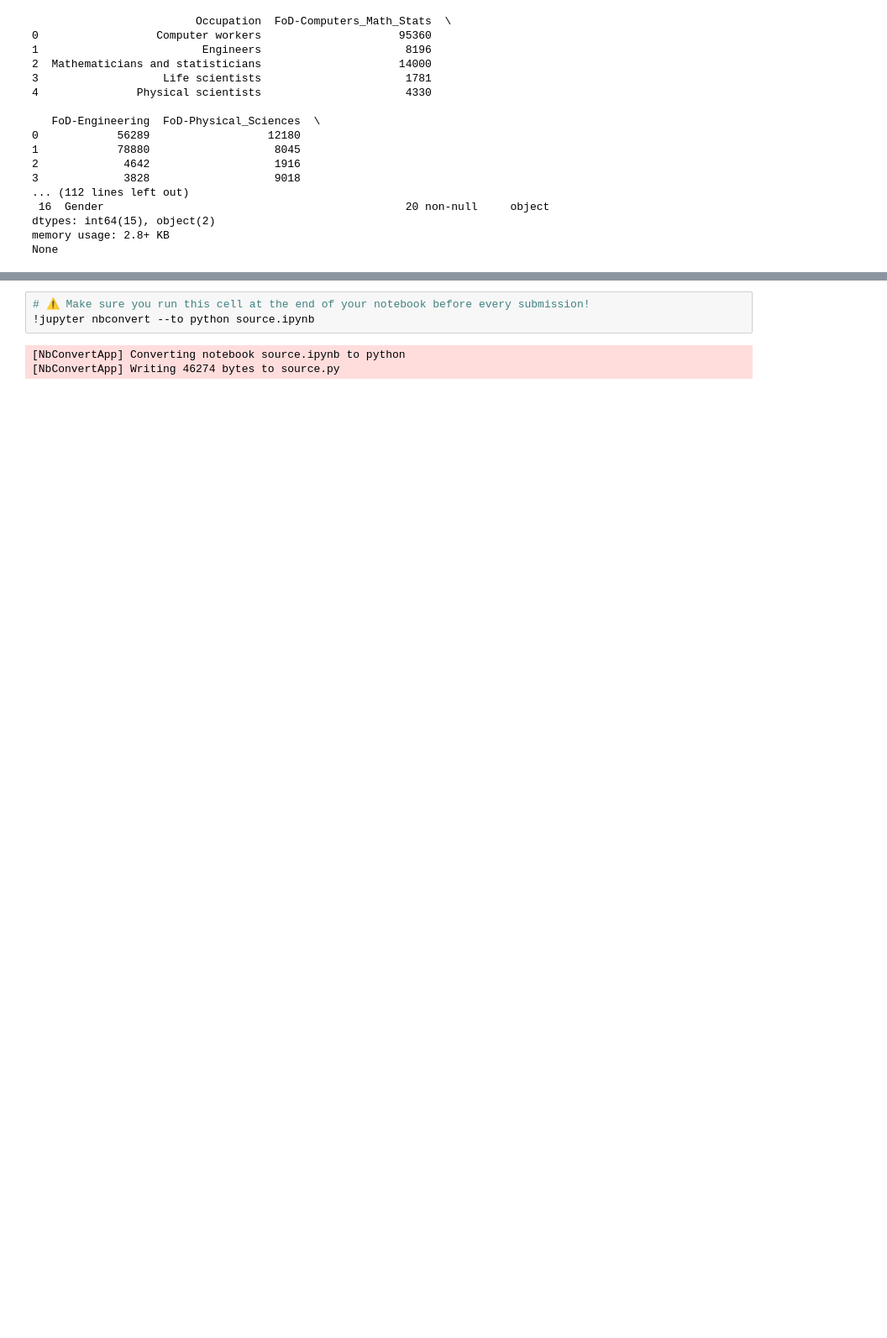
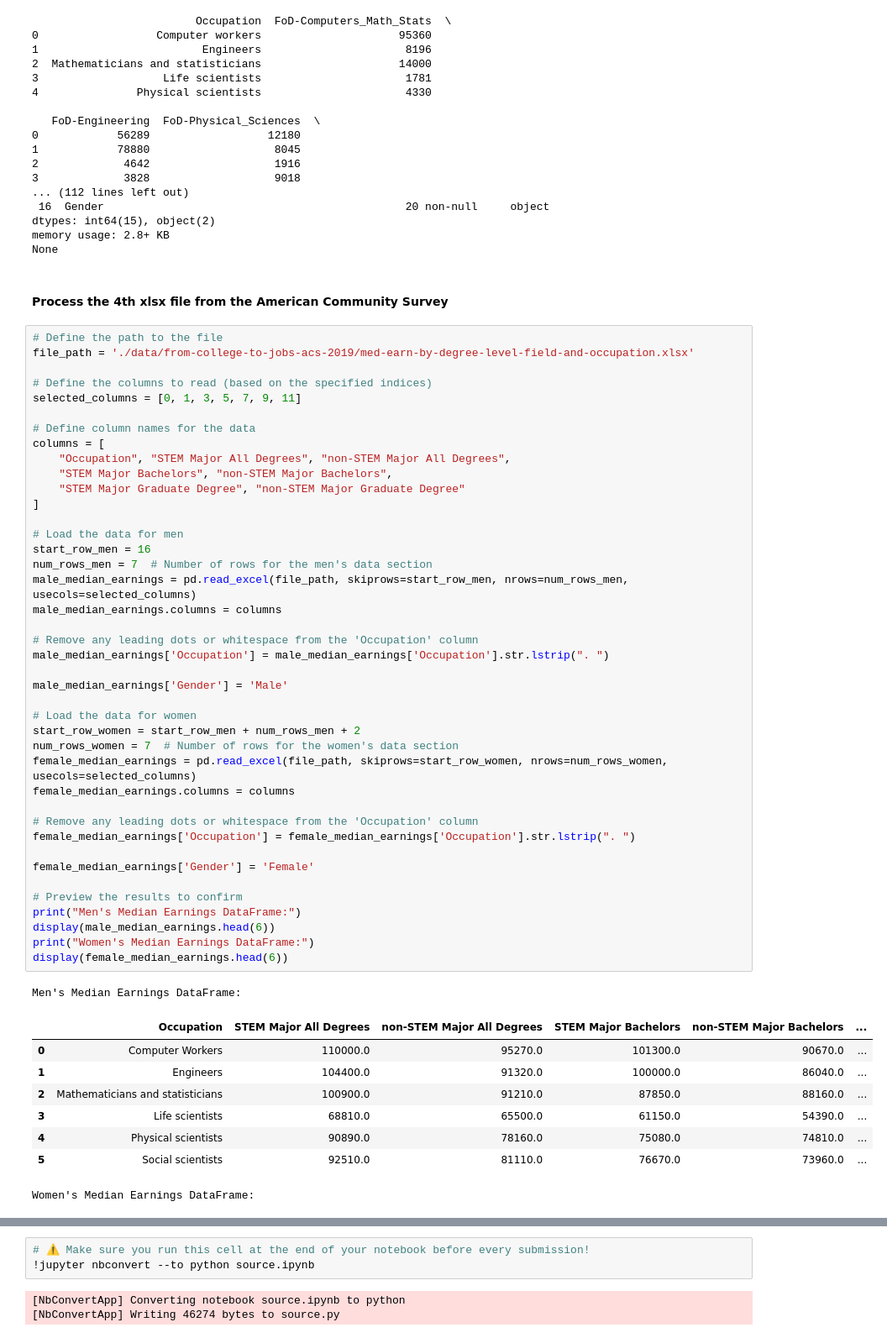
Before and after one commit to IT4063C-Fall24/final-project-yaumj, a Jupyter notebook: source.ipynb, the cells around one changed output, grey strips where cells are left out. Shown at 84% size. Drawn from its saved outputs; the diff is of its cells as text; blank space fills up the shorter version.

Commit message:
Converted the median earnings xlsx file from the American Community Survey into separate dataframes by gender.

```diff
--- a/source.ipynb
+++ b/source.ipynb
@@ -1750,3 +1750,56 @@ print(df_women_grad_degree.info())
 dtypes: int64(15), object(2)
 memory usage: 2.8+ KB
 None
+# %% [markdown]
+#### Process the 4th xlsx file from the American Community Survey
+# %%
+# Define the path to the file
+file_path = './data/from-college-to-jobs-acs-2019/med-earn-by-degree-level-field-and-occupation.xlsx'
+
+# Define the columns to read (based on the specified indices)
+selected_columns = [0, 1, 3, 5, 7, 9, 11]
+
+# Define column names for the data
+columns = [
+    "Occupation", "STEM Major All Degrees", "non-STEM Major All Degrees",
+    "STEM Major Bachelors", "non-STEM Major Bachelors",
+    "STEM Major Graduate Degree", "non-STEM Major Graduate Degree"
+]
+
+# Load the data for men
+start_row_men = 16
+num_rows_men = 7  # Number of rows for the men's data section
+male_median_earnings = pd.read_excel(file_path, skiprows=start_row_men, nrows=num_rows_men, usecols=selected_columns)
+male_median_earnings.columns = columns
+
+# Remove any leading dots or whitespace from the 'Occupation' column
+male_median_earnings['Occupation'] = male_median_earnings['Occupation'].str.lstrip(". ")
+
+male_median_earnings['Gender'] = 'Male'
+
+# Load the data for women
+start_row_women = start_row_men + num_rows_men + 2
+num_rows_women = 7  # Number of rows for the women's data section
+female_median_earnings = pd.read_excel(file_path, skiprows=start_row_women, nrows=num_rows_women, usecols=selected_columns)
+female_median_earnings.columns = columns
+
+# Remove any leading dots or whitespace from the 'Occupation' column
+female_median_earnings['Occupation'] = female_median_earnings['Occupation'].str.lstrip(". ")
+
+female_median_earnings['Gender'] = 'Female'
+
+# Preview the results to confirm
+print("Men's Median Earnings DataFrame:")
+display(male_median_earnings.head(6))
+print("Women's Median Earnings DataFrame:")
+display(female_median_earnings.head(6))
+# %% [output]
+Men's Median Earnings DataFrame:
+|  | Occupation | STEM Major All Degrees | non-STEM Major All Degrees | STEM Major Bachelors | non-STEM Major Bachelors | ... |
+| 0 | Computer Workers | 110000.0 | 95270.0 | 101300.0 | 90670.0 | ... |
+| 1 | Engineers | 104400.0 | 91320.0 | 100000.0 | 86040.0 | ... |
+| 2 | Mathematicians and statisticians | 100900.0 | 91210.0 | 87850.0 | 88160.0 | ... |
+| 3 | Life scientists | 68810.0 | 65500.0 | 61150.0 | 54390.0 | ... |
+| 4 | Physical scientists | 90890.0 | 78160.0 | 75080.0 | 74810.0 | ... |
+| 5 | Social scientists | 92510.0 | 81110.0 | 76670.0 | 73960.0 | ... |
+Women's Median Earnings DataFrame:
```
Also changed, not shown: parts of 1 cell of this notebook.
